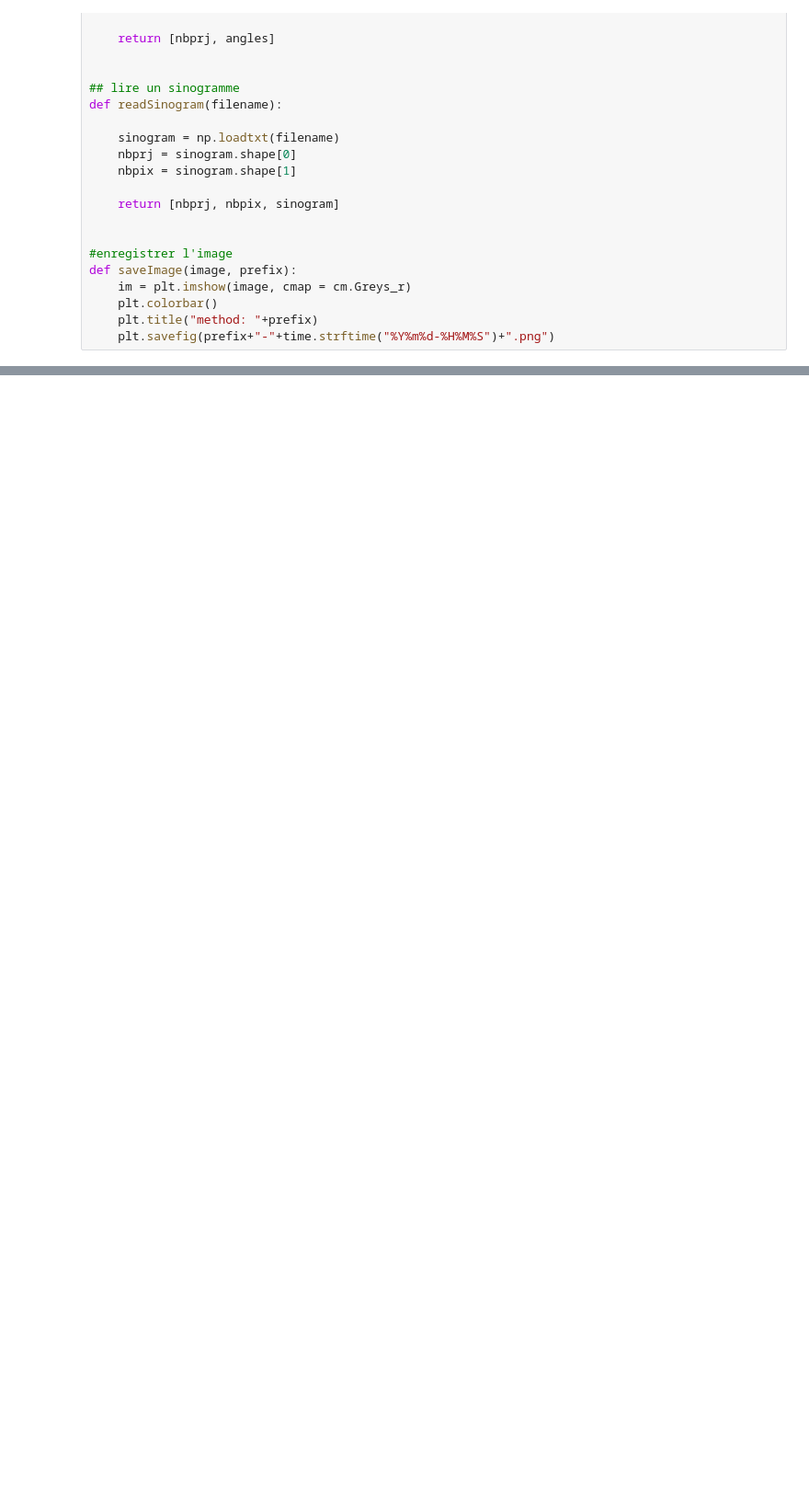
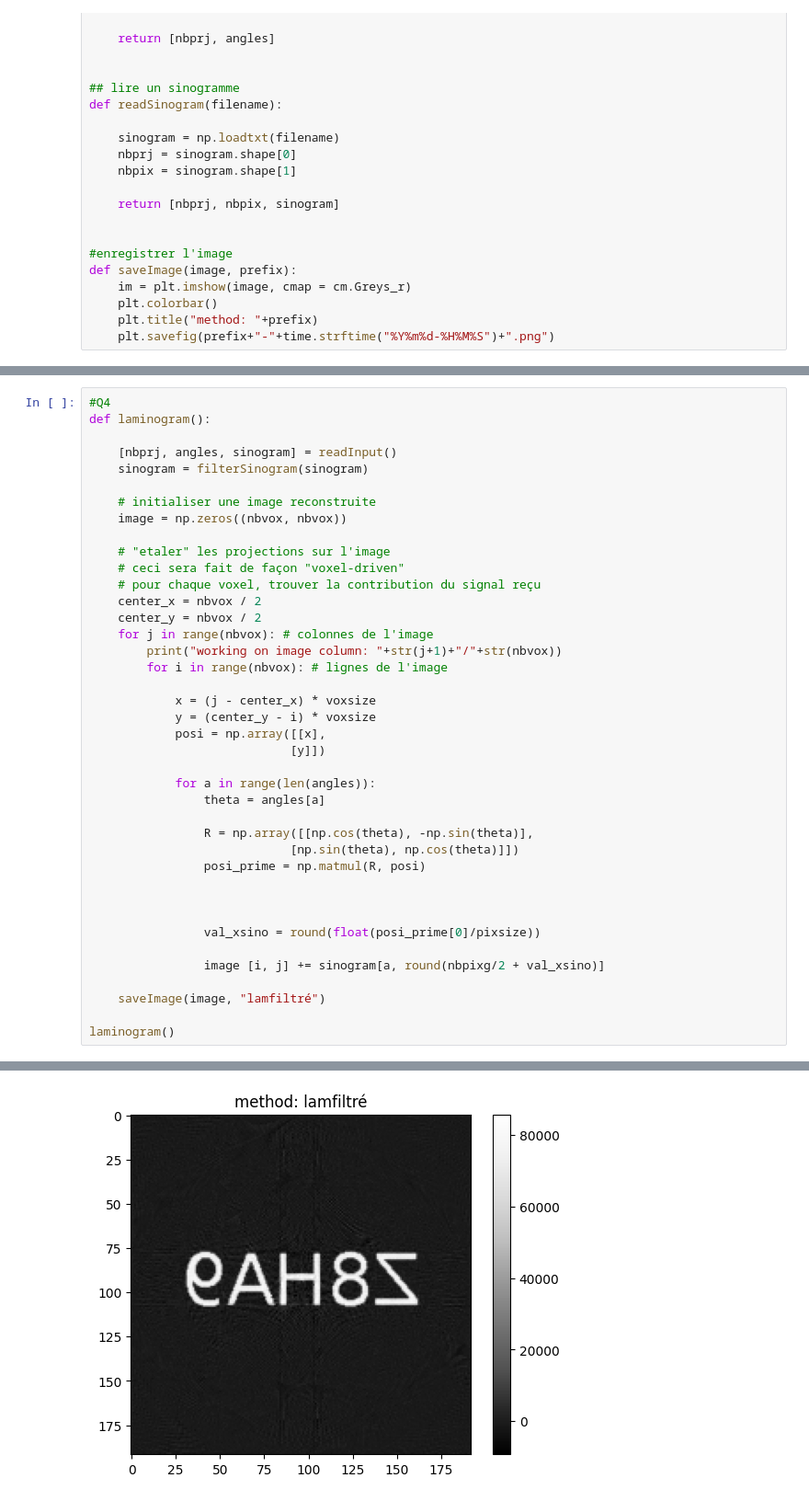
Before and after one commit to gamer39/Physique_numerique, a Jupyter notebook: TP4/TP4_AliceGroleau_GaelMercier_DanickBisson.ipynb, the cells around one changed output, grey strips where cells are left out. Shown at 92% size. Cells and saved outputs as stored; diff of their text form; blank space fills up the shorter version.

```diff
--- a/TP4/TP4_AliceGroleau_GaelMercier_DanickBisson.ipynb
+++ b/TP4/TP4_AliceGroleau_GaelMercier_DanickBisson.ipynb
@@ -152,0 +195,41 @@ working on image column: 192/192
+# %%
+#Q4
+def laminogram():
+
+    [nbprj, angles, sinogram] = readInput()
+    sinogram = filterSinogram(sinogram)
+
+    # initialiser une image reconstruite
+    image = np.zeros((nbvox, nbvox))
+
+    # "etaler" les projections sur l'image
+    # ceci sera fait de façon "voxel-driven"
+    # pour chaque voxel, trouver la contribution du signal reçu
+    center_x = nbvox / 2
+    center_y = nbvox / 2
+    for j in range(nbvox): # colonnes de l'image
+        print("working on image column: "+str(j+1)+"/"+str(nbvox))
+        for i in range(nbvox): # lignes de l'image
+
+            x = (j - center_x) * voxsize
+            y = (center_y - i) * voxsize
+            posi = np.array([[x],
+                            [y]])
+
+            for a in range(len(angles)):
+                theta = angles[a]
+
+                R = np.array([[np.cos(theta), -np.sin(theta)],
+                            [np.sin(theta), np.cos(theta)]])
+                posi_prime = np.matmul(R, posi)
+
+
+
+                val_xsino = round(float(posi_prime[0]/pixsize))
+
+                image [i, j] += sinogram[a, round(nbpixg/2 + val_xsino)]
+
+    saveImage(image, "lamfiltré")
+
+laminogram()
+# %% [output]
@@ -152,0 +255 @@ working on image column: 192/192
+[figure, added]
```
Also changed, not shown: parts of 5 cells of this notebook, 6 other files.
